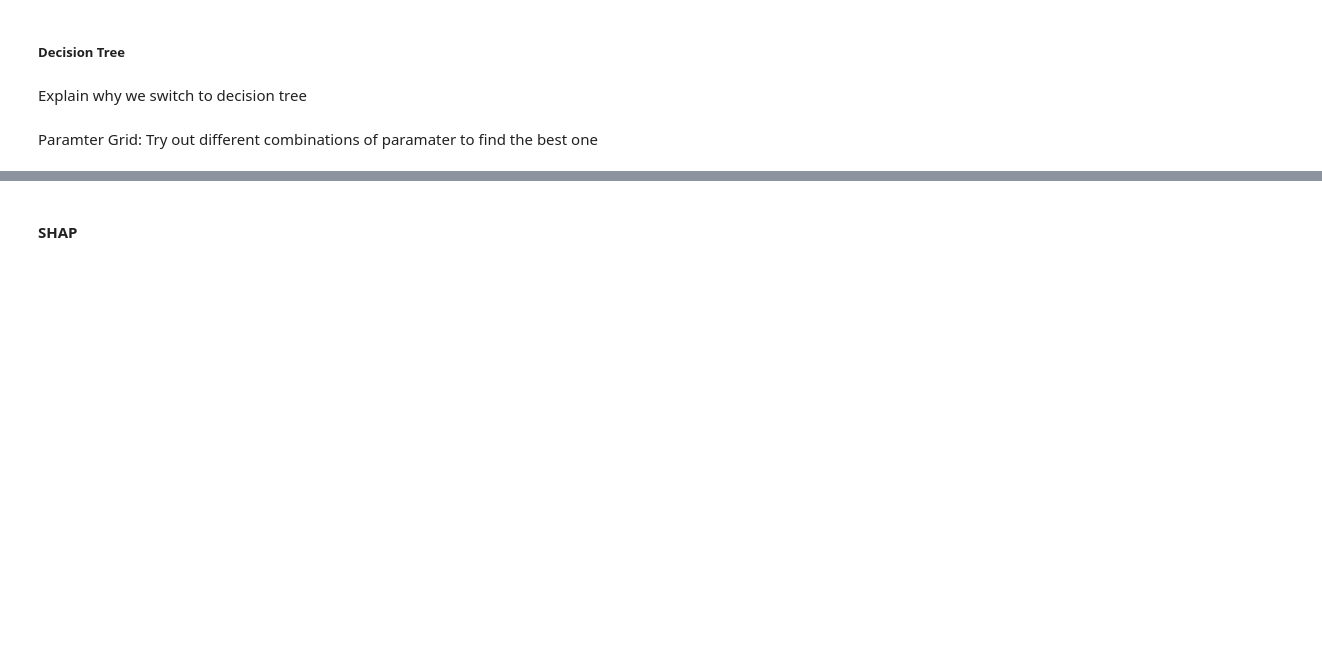
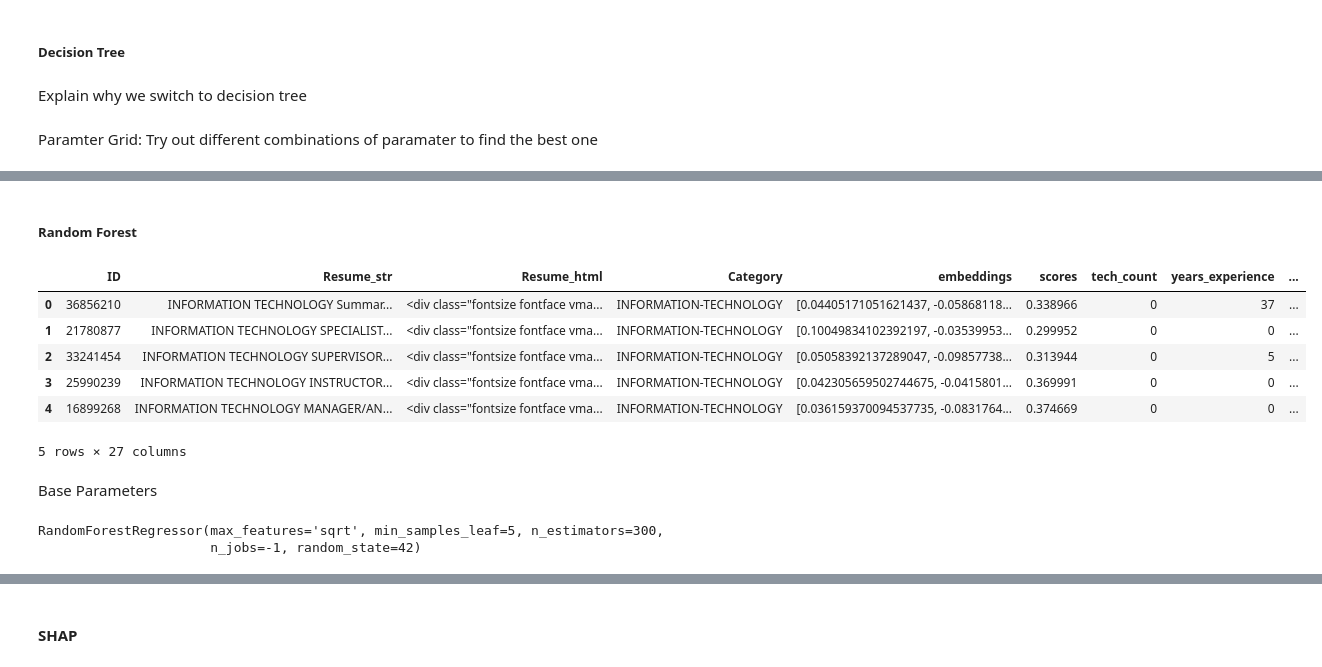
Before and after one commit to j-maiquez/ResumeML, a Jupyter notebook: resume_scanner.ipynb, the cells around one changed output, grey strips where cells are left out. Drawn from its saved outputs; the diff is of its cells as text; code cells hidden in the pictures; blank space fills up the shorter version.

```diff
--- a/resume_scanner.ipynb
+++ b/resume_scanner.ipynb
@@ -787,0 +990,12 @@ Tuned Decision Tree R^2: -0.06116777589051847
+# %% [markdown]
+##### Random Forest
+# %%
+skills_df.head()
+# %% [output]
+|  | ID | Resume_str | Resume_html | Category | embeddings | scores | tech_count | years_experience | ... |
+| 0 | 36856210 | INFORMATION TECHNOLOGY Summar... | <div class="fontsize fontface vma... | INFORMATION-TECHNOLOGY | [0.04405171051621437, -0.05868118... | 0.338966 | 0 | 37 | ... |
+| 1 | 21780877 | INFORMATION TECHNOLOGY SPECIALIST... | <div class="fontsize fontface vma... | INFORMATION-TECHNOLOGY | [0.10049834102392197, -0.03539953... | 0.299952 | 0 | 0 | ... |
+| 2 | 33241454 | INFORMATION TECHNOLOGY SUPERVISOR... | <div class="fontsize fontface vma... | INFORMATION-TECHNOLOGY | [0.05058392137289047, -0.09857738... | 0.313944 | 0 | 5 | ... |
+| 3 | 25990239 | INFORMATION TECHNOLOGY INSTRUCTOR... | <div class="fontsize fontface vma... | INFORMATION-TECHNOLOGY | [0.042305659502744675, -0.0415801... | 0.369991 | 0 | 0 | ... |
+| 4 | 16899268 | INFORMATION TECHNOLOGY MANAGER/AN... | <div class="fontsize fontface vma... | INFORMATION-TECHNOLOGY | [0.036159370094537735, -0.0831764... | 0.374669 | 0 | 0 | ... |
+5 rows × 27 columns
@@ -787,0 +1009,18 @@ Tuned Decision Tree R^2: -0.06116777589051847
+# %% [markdown]
+Base Parameters
+# %%
+# Try out different parameters
+
+rf = RandomForestRegressor(
+    n_estimators=300,
+    max_depth=None,
+    min_samples_leaf=5,
+    random_state=42,
+    n_jobs=-1,
+    max_features='sqrt'
+)
+
+rf.fit(X_train_forest, y_train_forest)
+# %% [output]
+RandomForestRegressor(max_features='sqrt', min_samples_leaf=5, n_estimators=300,
+                      n_jobs=-1, random_state=42)
```
Also changed, not shown: parts of 43 cells of this notebook, 3 other files.
